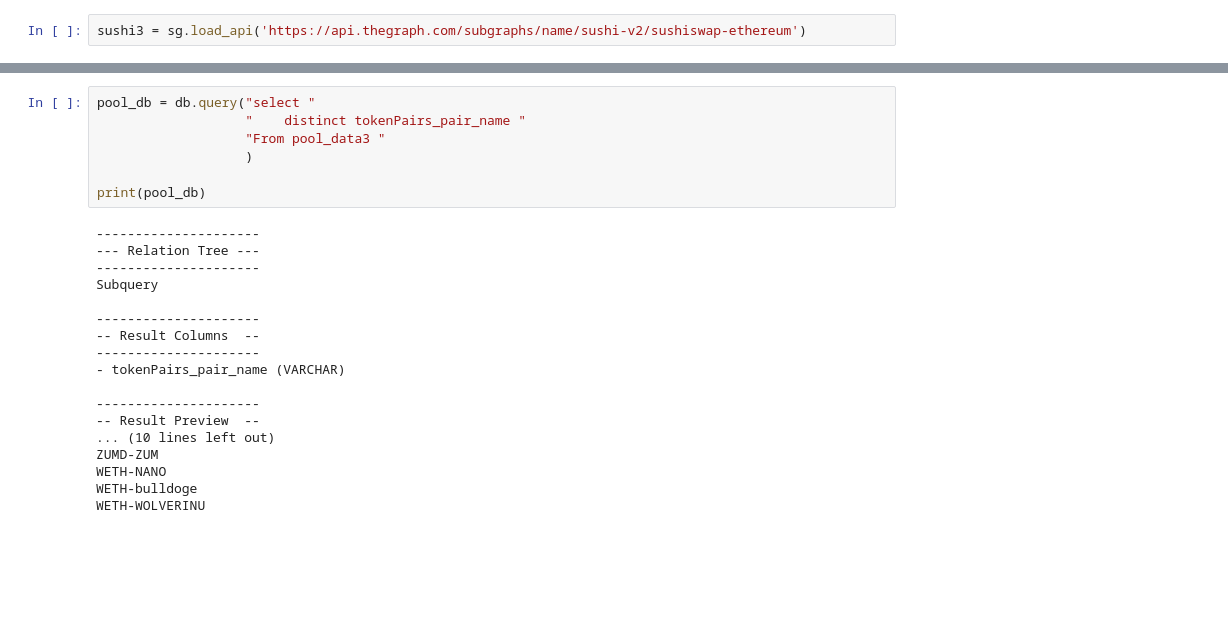
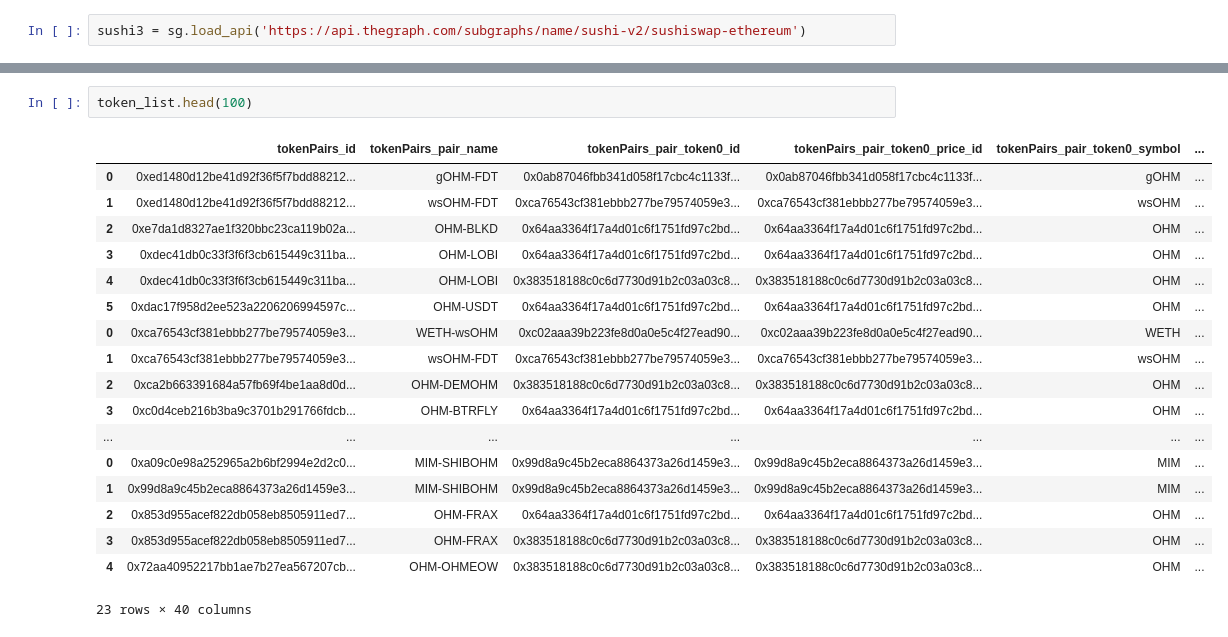
Before and after one commit to EdgeCaser/EconohmetricsOld, a Jupyter notebook: OhmLiquidityPools_sushi.ipynb, the cells around one changed output, grey strips where cells are left out. Saved outputs shown, nothing was run; the diff lists cells and outputs as text; blank space fills up the shorter version.

```diff
--- a/OhmLiquidityPools_sushi.ipynb
+++ b/OhmLiquidityPools_sushi.ipynb
@@ -171,25 +202,21 @@ pool_data3.head(20)
-# %%
-pool_db = db.query("select "
-                   "    distinct tokenPairs_pair_name "
-                   "From pool_data3 "
-                   )
-
-print(pool_db)
-# %% [output]
----------------------
---- Relation Tree ---
----------------------
-Subquery
-
----------------------
--- Result Columns  --
----------------------
-- tokenPairs_pair_name (VARCHAR)
-
----------------------
--- Result Preview  --
-... (10 lines left out)
-ZUMD-ZUM
-WETH-NANO
-WETH-bulldoge
-WETH-WOLVERINU
+# %%
+token_list.head(100)
+# %% [output]
+|  | tokenPairs_id | tokenPairs_pair_name | tokenPairs_pair_token0_id | tokenPairs_pair_token0_price_id | tokenPairs_pair_token0_symbol | ... |
+| 0 | 0xed1480d12be41d92f36f5f7bdd88212... | gOHM-FDT | 0x0ab87046fbb341d058f17cbc4c1133f... | 0x0ab87046fbb341d058f17cbc4c1133f... | gOHM | ... |
+| 1 | 0xed1480d12be41d92f36f5f7bdd88212... | wsOHM-FDT | 0xca76543cf381ebbb277be79574059e3... | 0xca76543cf381ebbb277be79574059e3... | wsOHM | ... |
+| 2 | 0xe7da1d8327ae1f320bbc23ca119b02a... | OHM-BLKD | 0x64aa3364f17a4d01c6f1751fd97c2bd... | 0x64aa3364f17a4d01c6f1751fd97c2bd... | OHM | ... |
+| 3 | 0xdec41db0c33f3f6f3cb615449c311ba... | OHM-LOBI | 0x64aa3364f17a4d01c6f1751fd97c2bd... | 0x64aa3364f17a4d01c6f1751fd97c2bd... | OHM | ... |
+| 4 | 0xdec41db0c33f3f6f3cb615449c311ba... | OHM-LOBI | 0x383518188c0c6d7730d91b2c03a03c8... | 0x383518188c0c6d7730d91b2c03a03c8... | OHM | ... |
+| 5 | 0xdac17f958d2ee523a2206206994597c... | OHM-USDT | 0x64aa3364f17a4d01c6f1751fd97c2bd... | 0x64aa3364f17a4d01c6f1751fd97c2bd... | OHM | ... |
+| 0 | 0xca76543cf381ebbb277be79574059e3... | WETH-wsOHM | 0xc02aaa39b223fe8d0a0e5c4f27ead90... | 0xc02aaa39b223fe8d0a0e5c4f27ead90... | WETH | ... |
+| 1 | 0xca76543cf381ebbb277be79574059e3... | wsOHM-FDT | 0xca76543cf381ebbb277be79574059e3... | 0xca76543cf381ebbb277be79574059e3... | wsOHM | ... |
+| 2 | 0xca2b663391684a57fb69f4be1aa8d0d... | OHM-DEMOHM | 0x383518188c0c6d7730d91b2c03a03c8... | 0x383518188c0c6d7730d91b2c03a03c8... | OHM | ... |
+| 3 | 0xc0d4ceb216b3ba9c3701b291766fdcb... | OHM-BTRFLY | 0x64aa3364f17a4d01c6f1751fd97c2bd... | 0x64aa3364f17a4d01c6f1751fd97c2bd... | OHM | ... |
+| ... | ... | ... | ... | ... | ... | ... |
+| 0 | 0xa09c0e98a252965a2b6bf2994e2d2c0... | MIM-SHIBOHM | 0x99d8a9c45b2eca8864373a26d1459e3... | 0x99d8a9c45b2eca8864373a26d1459e3... | MIM | ... |
+| 1 | 0x99d8a9c45b2eca8864373a26d1459e3... | MIM-SHIBOHM | 0x99d8a9c45b2eca8864373a26d1459e3... | 0x99d8a9c45b2eca8864373a26d1459e3... | MIM | ... |
+| 2 | 0x853d955acef822db058eb8505911ed7... | OHM-FRAX | 0x64aa3364f17a4d01c6f1751fd97c2bd... | 0x64aa3364f17a4d01c6f1751fd97c2bd... | OHM | ... |
+| 3 | 0x853d955acef822db058eb8505911ed7... | OHM-FRAX | 0x383518188c0c6d7730d91b2c03a03c8... | 0x383518188c0c6d7730d91b2c03a03c8... | OHM | ... |
+| 4 | 0x72aa40952217bb1ae7b27ea567207cb... | OHM-OHMEOW | 0x383518188c0c6d7730d91b2c03a03c8... | 0x383518188c0c6d7730d91b2c03a03c8... | OHM | ... |
+23 rows × 40 columns
```
Also changed, not shown: parts of 21 cells of this notebook, 2 other files.
